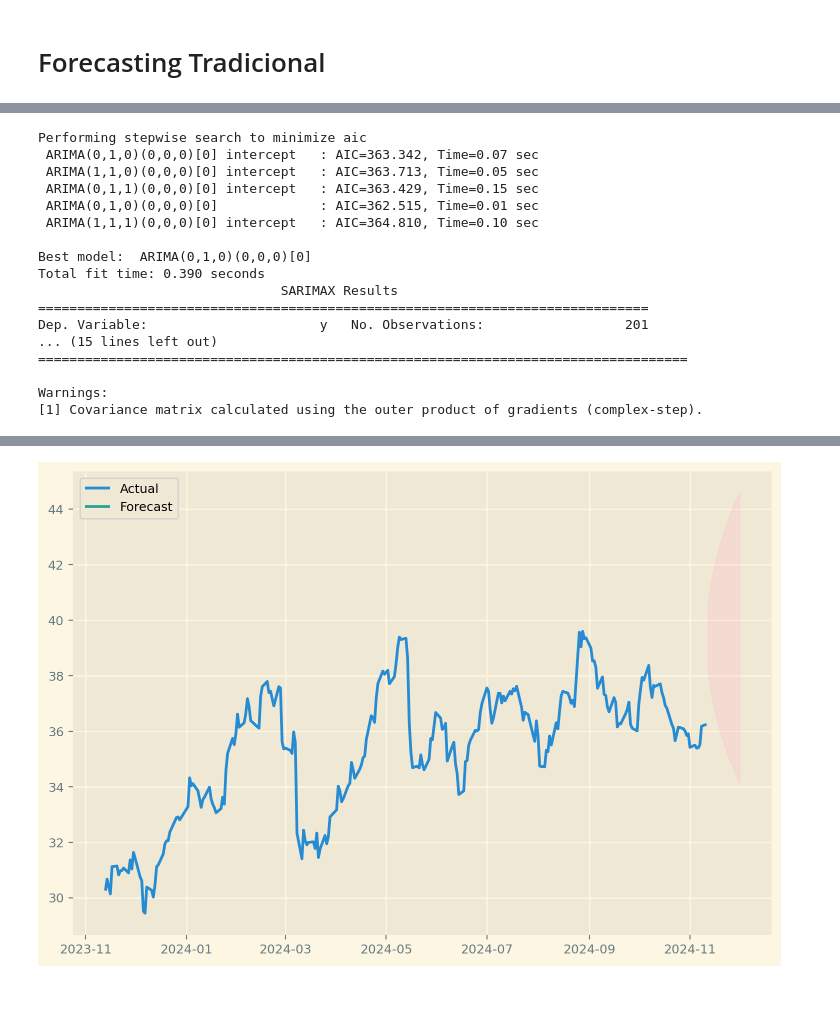
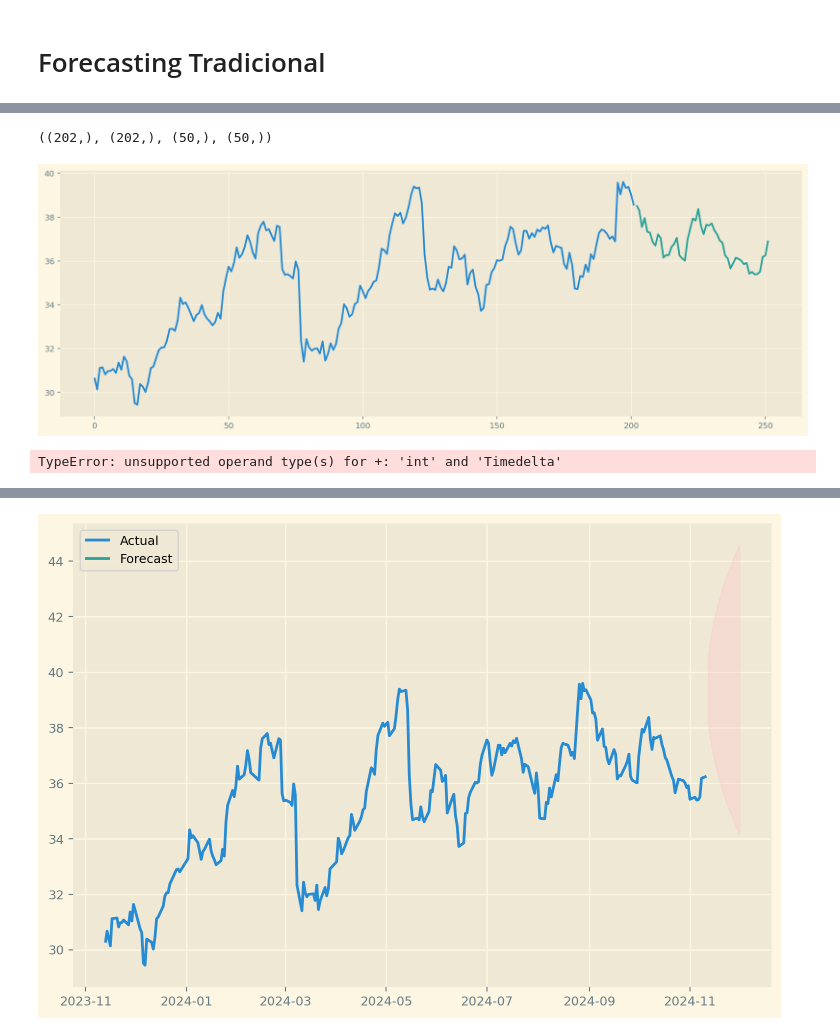
Before and after one commit to filmateus/Dados_Estatistica, a Jupyter notebook: strocks_market_analyses.ipynb, the cells around one changed output, grey strips where cells are left out. Cells and saved outputs as stored; diff of their text form; code cells hidden in the pictures; blank space fills up the shorter version.

```diff
--- a/strocks_market_analyses.ipynb
+++ b/strocks_market_analyses.ipynb
@@ -445,34 +560,17 @@ adf_test.should_diff(df_adj_close['Petrobras'])
-# %%
-df_adj_close.set_index('Date', inplace=True)
-
-train_size= int(0.8*len(df_adj_close))
-train = df_adj_close['Petrobras'][:train_size]
-test = df_adj_close['Petrobras'][-20:]
-
-model = auto_arima(train,
-                    start_p=0, max_p=5,      # Range of p values to search
-                    start_q=0, max_q=5,      # Range of q values to search
-                    d=None,                  # Automatically determine the value of d
-                    seasonal=False,          # Set to True if you want to fit SARIMA
-                    stepwise=True,           # Use stepwise algorithm for faster computation
-                    trace=True, random_state = 16, n_fits=40)
-
-print(model.summary())
-# %% [output]
-Performing stepwise search to minimize aic
- ARIMA(0,1,0)(0,0,0)[0] intercept   : AIC=363.342, Time=0.07 sec
- ARIMA(1,1,0)(0,0,0)[0] intercept   : AIC=363.713, Time=0.05 sec
- ARIMA(0,1,1)(0,0,0)[0] intercept   : AIC=363.429, Time=0.15 sec
- ARIMA(0,1,0)(0,0,0)[0]             : AIC=362.515, Time=0.01 sec
- ARIMA(1,1,1)(0,0,0)[0] intercept   : AIC=364.810, Time=0.10 sec
-
-Best model:  ARIMA(0,1,0)(0,0,0)[0]
-Total fit time: 0.390 seconds
-                               SARIMAX Results
-==============================================================================
-Dep. Variable:                      y   No. Observations:                  201
-... (15 lines left out)
-===================================================================================
-
-Warnings:
-[1] Covariance matrix calculated using the outer product of gradients (complex-step).
+# %%
+data = df_adj_close['Petrobras']
+test_size = int(0.2 * len(data))
+Y_train, y_test = data[:-test_size], data[-test_size:]
+X_train, x_test = np.arange(Y_train.shape[0]), np.arange(Y_train.shape[0], data.shape[0])
+X_train.shape, Y_train.shape, y_test.shape, x_test.shape
+# %% [output]
+((202,), (202,), (50,), (50,))
+# %%
+def plot_ts2():
+    fig, ax = plt.subplots(1, 1, figsize=(15, 5))
+    ax.plot(X_train, Y_train)
+    ax.plot(x_test, y_test)
+
+plot_ts2()
+# %% [output]
+[figure, added]
@@ -479,6 +592,8 @@ Warnings:
 # %%
 n_periods = 20
-forecast, conf_int = model.predict(n_periods=n_periods, return_conf_int=True)
+forecast, conf_int = model_auto.predict(n_periods=n_periods, return_conf_int=True)
 
 forecast_index = pd.date_range(df_adj_close.index[-1] + pd.Timedelta(days=1), periods=n_periods, freq='D')
 forecast_df = pd.DataFrame({'Forecast': forecast, 'Lower CI': conf_int[:, 0], 'Upper CI': conf_int[:, 1]}, index=forecast_index)
+# %% [output]
+TypeError: unsupported operand type(s) for +: 'int' and 'Timedelta'
```
Also changed, not shown: parts of 23 cells of this notebook.
